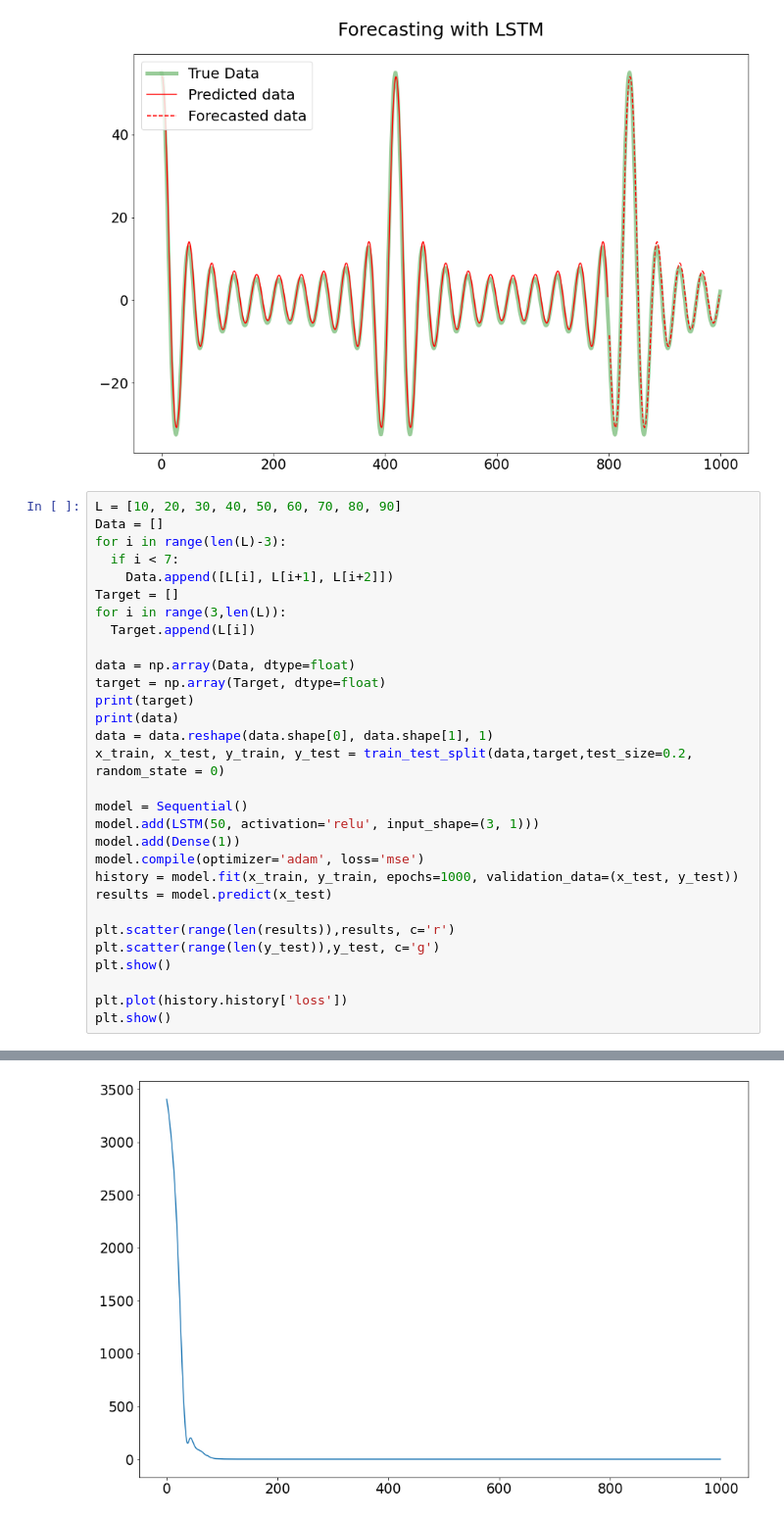
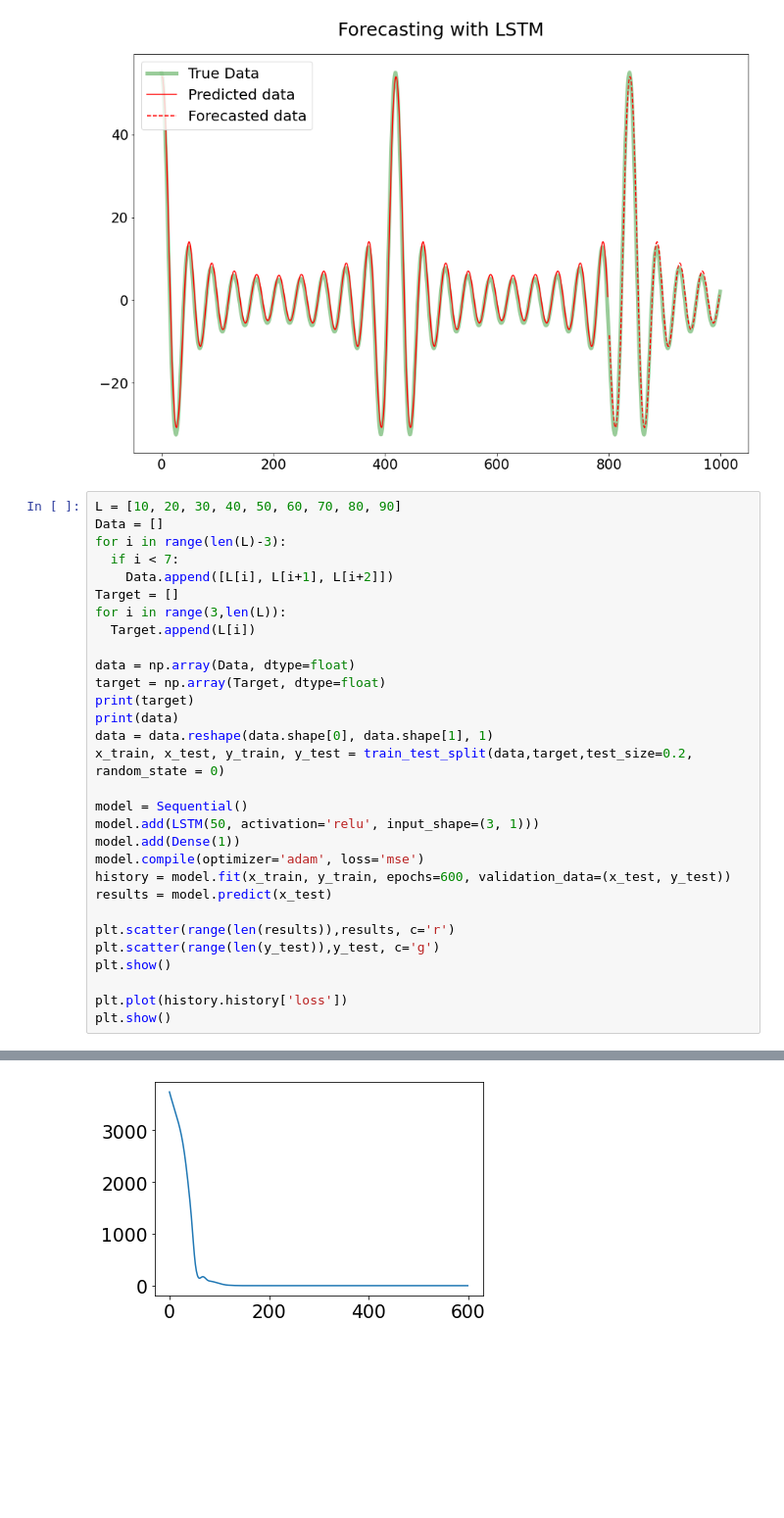
Before and after one commit to RitvikPrabhu/Machine-Learning, a Jupyter notebook: Neural_Networks_function_prediction_.ipynb, the cells around one changed output, grey strips where cells are left out. Shown at 98% size. Saved outputs shown, nothing was run; the diff lists cells and outputs as text; blank space fills up the shorter version.

```diff
--- a/Neural_Networks_function_prediction_.ipynb
+++ b/Neural_Networks_function_prediction_.ipynb
@@ -716,7 +718,7 @@ model = Sequential()
 model.add(LSTM(50, activation='relu', input_shape=(3, 1)))
 model.add(Dense(1))
 model.compile(optimizer='adam', loss='mse')
-history = model.fit(x_train, y_train, epochs=1000, validation_data=(x_test, y_test))
+history = model.fit(x_train, y_train, epochs=600, validation_data=(x_test, y_test))
 results = model.predict(x_test)
 
 plt.scatter(range(len(results)),results, c='r')
@@ -747,4 +749,4 @@ Epoch 1000/1000
-[figure, old version]
+[figure, new version]
 # %%
 print(results)
 # %% [output]
```
Also changed, not shown: parts of 3 cells of this notebook.
